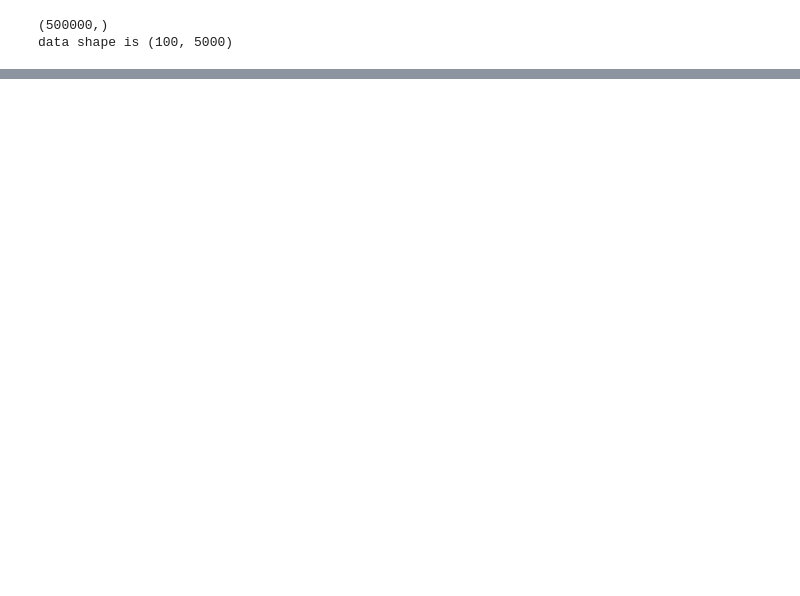
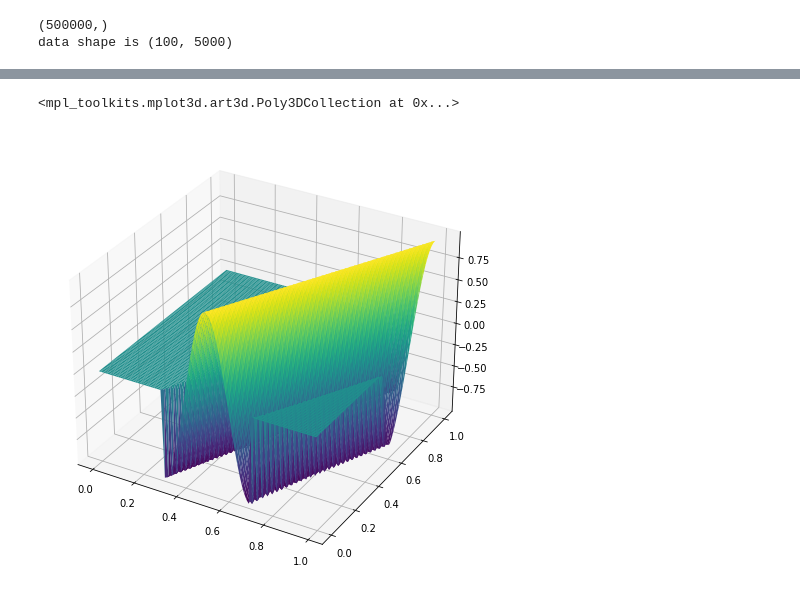
Before and after one commit to ivan-shargin/Parprog, a Jupyter notebook: lab1/Solution.ipynb, the cells around one changed output, grey strips where cells are left out. Saved outputs shown, nothing was run; the diff lists cells and outputs as text; code cells hidden in the pictures; blank space fills up the shorter version.

Commit message:
3d graphics added

```diff
--- a/lab1/Solution.ipynb
+++ b/lab1/Solution.ipynb
@@ -26,0 +24,18 @@ plt.grid()
+# %%
+k = np.arange(0, K)
+m = np.arange(0, M, 50)
+def arr_U(k, m):
+    return data[k, m]
+fig = plt.figure(figsize = [8, 8])
+ax = plt.axes(projection='3d')
+X = np.linspace(0, 1 - 1 / M, K)
+T = np.linspace(0, 1 - 1 / K, K)
+X, T = np.meshgrid(X, T)
+k, m = np.meshgrid(k, m)
+data_plot = arr_U(k, m)
+
+ax.plot_surface(T, X, data_plot, rstride=1, cstride=1,
+                cmap='viridis', edgecolor='none')
+# %% [output]
+<mpl_toolkits.mplot3d.art3d.Poly3DCollection at 0x...>
+[figure, added]
```
Also changed, not shown: parts of 7 cells of this notebook, 2 other files.
